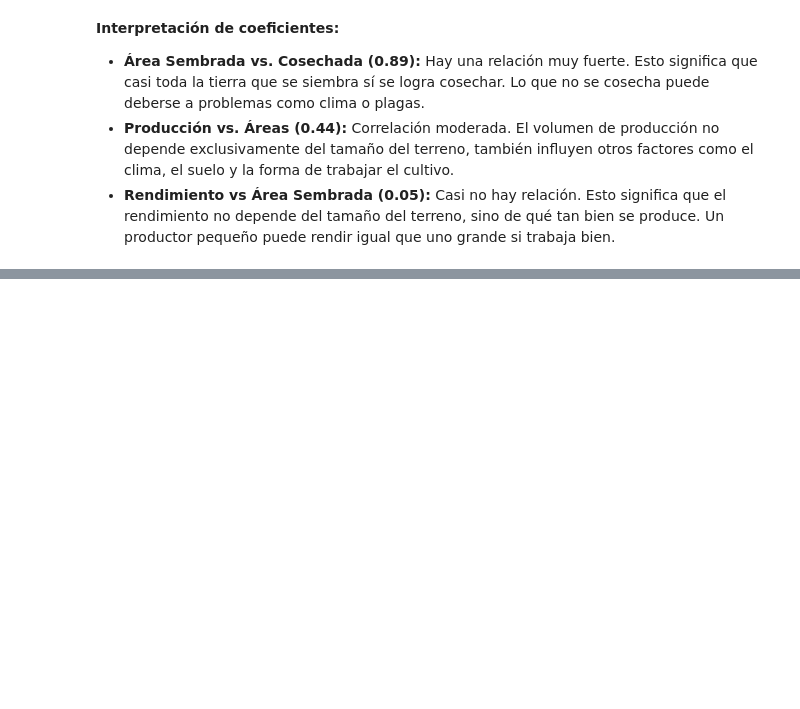
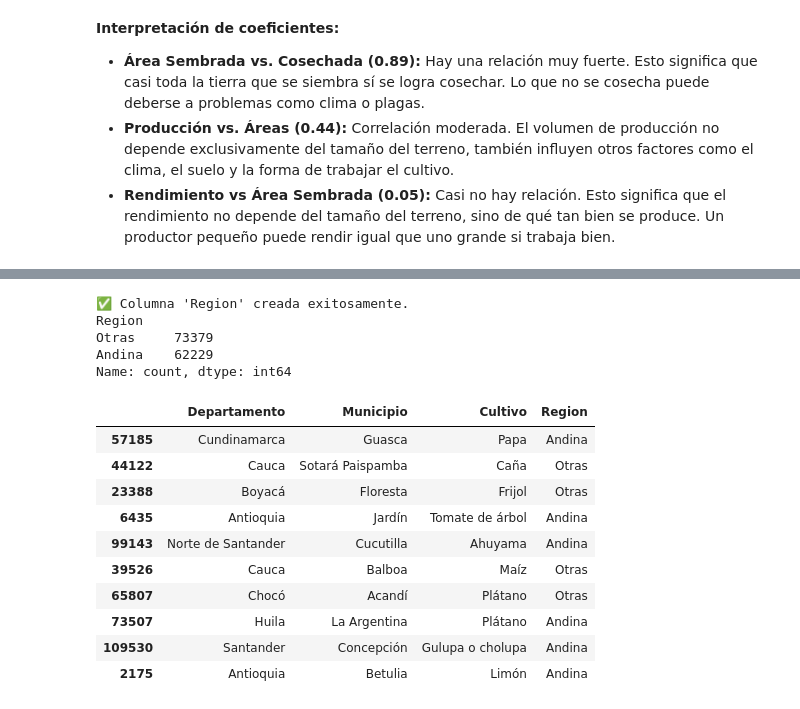
Before and after one commit to LinaSeguro/Proyecto-Integrado-III-Analisis-Produccion-Agricola, a Jupyter notebook: Análisis_de_Rendimiento_Agrícola_en_Colombia.ipynb, the cells around one changed output, grey strips where cells are left out. Cells and saved outputs as stored; diff of their text form; code cells hidden in the pictures; blank space fills up the shorter version.

```diff
--- a/Análisis_de_Rendimiento_Agrícola_en_Colombia.ipynb
+++ b/Análisis_de_Rendimiento_Agrícola_en_Colombia.ipynb
@@ -308,0 +684,9 @@ plt.show()
+# %%
+# --- PUNTO 3: ESTANDARIZACIÓN DE PERIODO ---
+
+# Convertimos la columna a string (texto) para evitar tipos mixtos
+df_limpio['Periodo'] = df_limpio['Periodo'].astype(str)
+
+# Verificación rápida de los primeros registros
+print("✅ Columna 'Periodo' estandarizada como texto.")
+print(df_limpio['Periodo'].unique()[:10]) # Muestra los primeros 10 valores únicos
@@ -308,0 +703,44 @@ plt.show()
+# %%
+# --- PUNTO 4: CREACIÓN DE LA DIMENSIÓN REGIONAL ---
+
+# 1. Lista oficial de departamentos de la Región Andina (según tu estudio)
+departamentos_andina = [
+    'ANTIOQUIA', 'BOYACA', 'CALDAS', 'CUNDINAMARCA', 'HUILA',
+    'NORTE DE SANTANDER', 'QUINDIO', 'RISARALDA', 'SANTANDER', 'TOLIMA'
+]
+
+# 2. Creamos la columna 'Region' usando una función lambda
+# Esto clasifica cada fila como 'Andina' o 'Otras'
+df_limpio['Region'] = df_limpio['Departamento'].apply(
+    lambda x: 'Andina' if str(x).upper() in departamentos_andina else 'Otras'
+)
+
+# 3. Verificación de la nueva clasificación
+print("✅ Columna 'Region' creada exitosamente.")
+print(df_limpio['Region'].value_counts())
+# %% [output]
+✅ Columna 'Region' creada exitosamente.
+Region
+Otras     73379
+Andina    62229
+Name: count, dtype: int64
+# %%
+# --- VERIFICACIÓN VISUAL DEL DATASET ---
+
+# Seleccionamos las columnas clave para verificar la clasificación
+columnas_verificacion = ['Departamento', 'Municipio', 'Cultivo', 'Region']
+
+# Mostramos 10 filas aleatorias para ver departamentos de ambas regiones
+df_limpio[columnas_verificacion].sample(10)
+# %% [output]
+|  | Departamento | Municipio | Cultivo | Region |
+| 57185 | Cundinamarca | Guasca | Papa | Andina |
+| 44122 | Cauca | Sotará Paispamba | Caña | Otras |
+| 23388 | Boyacá | Floresta | Frijol | Otras |
+| 6435 | Antioquia | Jardín | Tomate de árbol | Andina |
+| 99143 | Norte de Santander | Cucutilla | Ahuyama | Andina |
+| 39526 | Cauca | Balboa | Maíz | Otras |
+| 65807 | Chocó | Acandí | Plátano | Otras |
+| 73507 | Huila | La Argentina | Plátano | Andina |
+| 109530 | Santander | Concepción | Gulupa o cholupa | Andina |
+| 2175 | Antioquia | Betulia | Limón | Andina |
```
Also changed, not shown: parts of 62 cells of this notebook.
